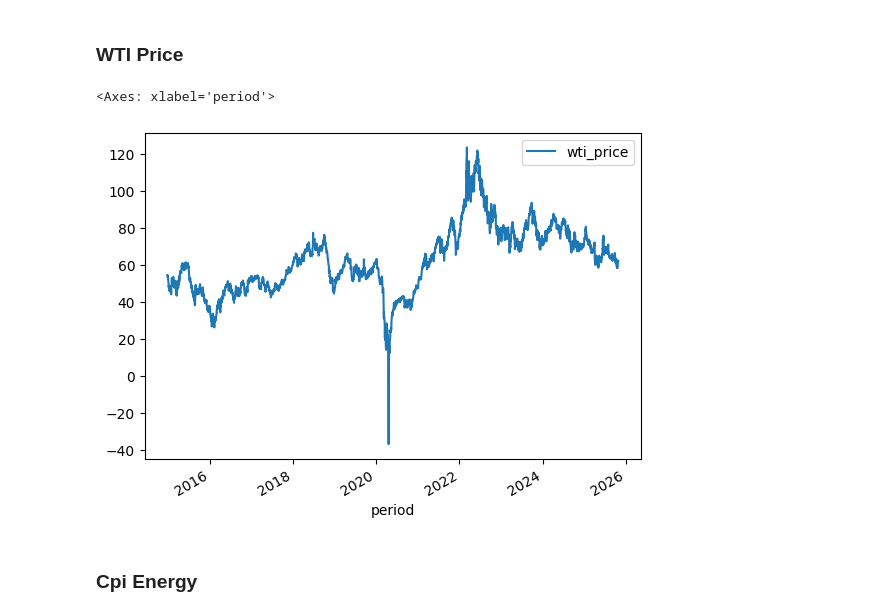
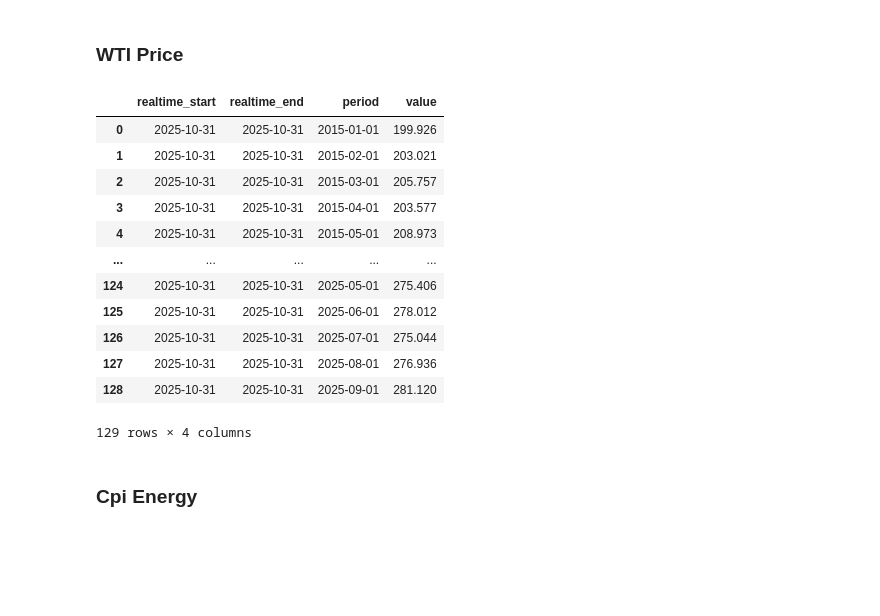
Before and after one commit to SalazarV4/oil-optimization, a Jupyter notebook: notebooks/03_eda.ipynb, the cells around one changed output. Drawn from its saved outputs; the diff is of its cells as text; code cells hidden in the pictures; blank space fills up the shorter version.

```diff
--- a/notebooks/03_eda.ipynb
+++ b/notebooks/03_eda.ipynb
@@ -6,6 +6,9 @@ import pandas as pd
 from datetime import date
 from oil_optimization.utils.io_helpers import read_yaml
 from datetime import timedelta
+import plotly.io as pio
+import plotly.express as px
+import matplotlib.pyplot as plt
 
 def setup():
     config = read_yaml('config/config.yml')
@@ -23,9 +26,11 @@ def setup():
 
     return dataframes
 
+# os.chdir('..')
+print(os.getcwd())
 df_dict = setup()
-# os.chdir('oil-optimization')
-print(os.getcwd())
+pd.set_option('plotting.backend','plotly')
+pio.templates.default = "plotly_dark"
 # %% [output]
 c:\Users\User\Desktop\DS\Projects\oil-optimization
 # %%
@@ -36,11 +43,23 @@ def plot_values(df,label):
 ### WTI Price
 # %%
 df_wti = df_dict['wti_prices']
-wti_series = df_wti[['period','value']].set_index('period').rename({'value':'wti_price'},axis=1)
-wti_series.plot()
+plot_values(df_wti,label='wti_prices', title='Daily WTI Price Time Series (Dollars per Barrel)')
-# %% [output]
-<Axes: xlabel='period'>
-[figure, removed]
+# %%
+df_dict['cpi_energy']
+# %% [output]
+|  | realtime_start | realtime_end | period | value |
+| 0 | 2025-10-31 | 2025-10-31 | 2015-01-01 | 199.926 |
+| 1 | 2025-10-31 | 2025-10-31 | 2015-02-01 | 203.021 |
+| 2 | 2025-10-31 | 2025-10-31 | 2015-03-01 | 205.757 |
+| 3 | 2025-10-31 | 2025-10-31 | 2015-04-01 | 203.577 |
+| 4 | 2025-10-31 | 2025-10-31 | 2015-05-01 | 208.973 |
+| ... | ... | ... | ... | ... |
+| 124 | 2025-10-31 | 2025-10-31 | 2025-05-01 | 275.406 |
+| 125 | 2025-10-31 | 2025-10-31 | 2025-06-01 | 278.012 |
+| 126 | 2025-10-31 | 2025-10-31 | 2025-07-01 | 275.044 |
+| 127 | 2025-10-31 | 2025-10-31 | 2025-08-01 | 276.936 |
+| 128 | 2025-10-31 | 2025-10-31 | 2025-09-01 | 281.120 |
+129 rows × 4 columns
 # %% [markdown]
 ### Cpi Energy
 # %%
```
Also changed, not shown: parts of 19 cells of this notebook, 4 other files.
